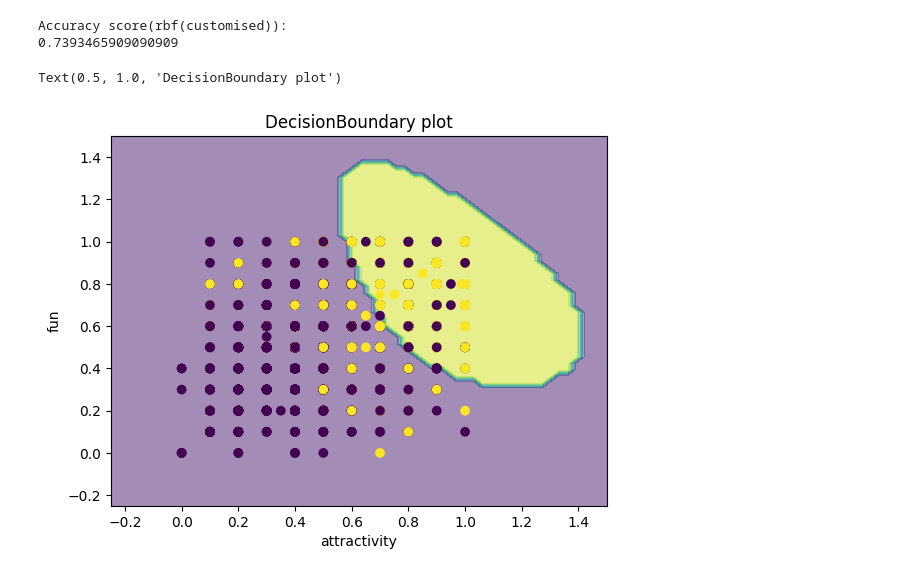
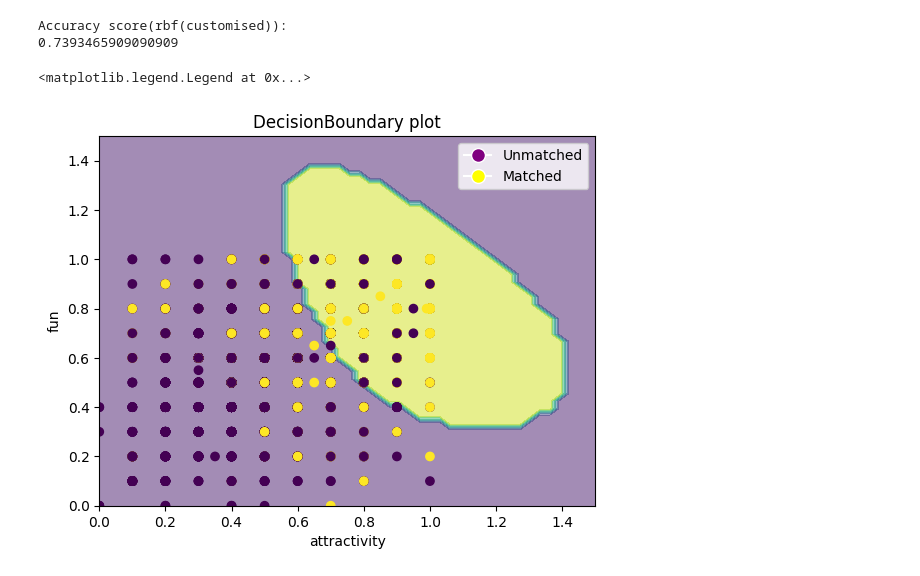
Before and after one commit to Abhi-sheKkK/ProjectX_VJTI, a Jupyter notebook: Dating.ipynb, the cells around one changed output. Cells and saved outputs as stored; diff of their text form; code cells hidden in the pictures.

Commit message:
fixed the scale part and labelled output

```diff
--- a/Dating.ipynb
+++ b/Dating.ipynb
@@ -107,12 +107,17 @@ Accuracy score(rbf(customised)):
 from sklearn.inspection import DecisionBoundaryDisplay
 # %%
 disp=DecisionBoundaryDisplay.from_estimator(classifier,X_train,response_method="predict",alpha=0.5)
-disp.ax_.scatter(X_train[:,0],X_train[:,1],c=Y_train)
-disp.ax_.set_xlim(-0.25, 1.5)
-disp.ax_.set_ylim(-0.25, 1.5)
+scatter=disp.ax_.scatter(X_train[:,0],X_train[:,1],c=Y_train)
+disp.ax_.set_xlim(0, 1.5)
+disp.ax_.set_ylim(0, 1.5)
+
 disp.ax_.set_xlabel("attractivity")
 disp.ax_.set_ylabel("fun")
 disp.ax_.set_title("DecisionBoundary plot")
+class_labels = ['Unmatched','Matched']
+class_handles = [plt.Line2D([0], [0], marker='o', color='w', markerfacecolor='purple', markersize=10),
+                 plt.Line2D([0], [0], marker='o', color='w', markerfacecolor='yellow', markersize=10)]
+disp.ax_.legend(class_handles, class_labels)
 # %% [output]
-Text(0.5, 1.0, 'DecisionBoundary plot')
+<matplotlib.legend.Legend at 0x...>
-[figure, old version]
+[figure, new version]
```
Also changed, not shown: parts of 1 cell of this notebook, 1 other file.
